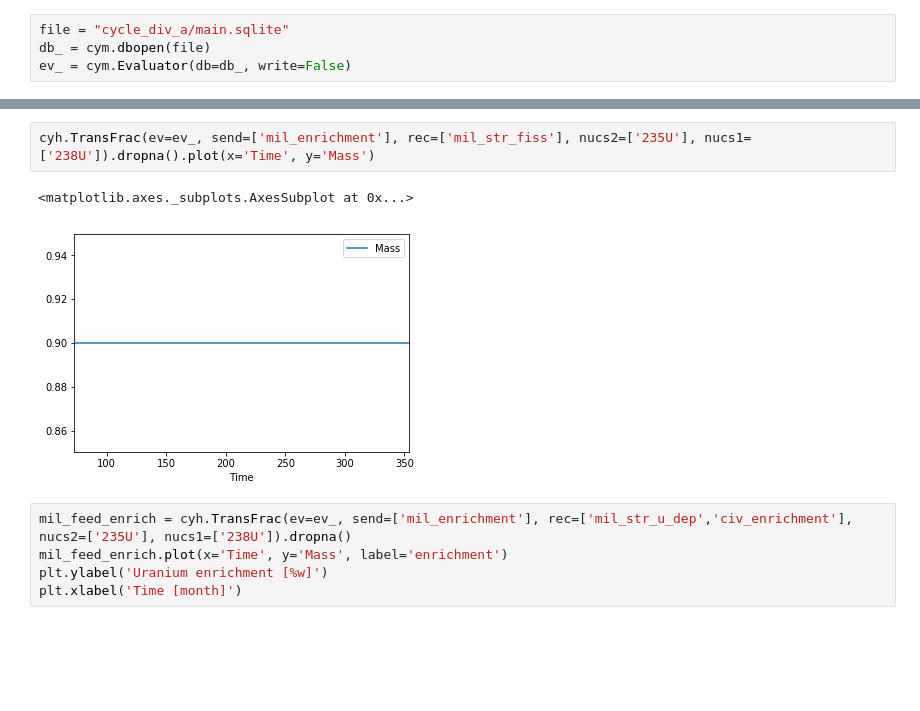
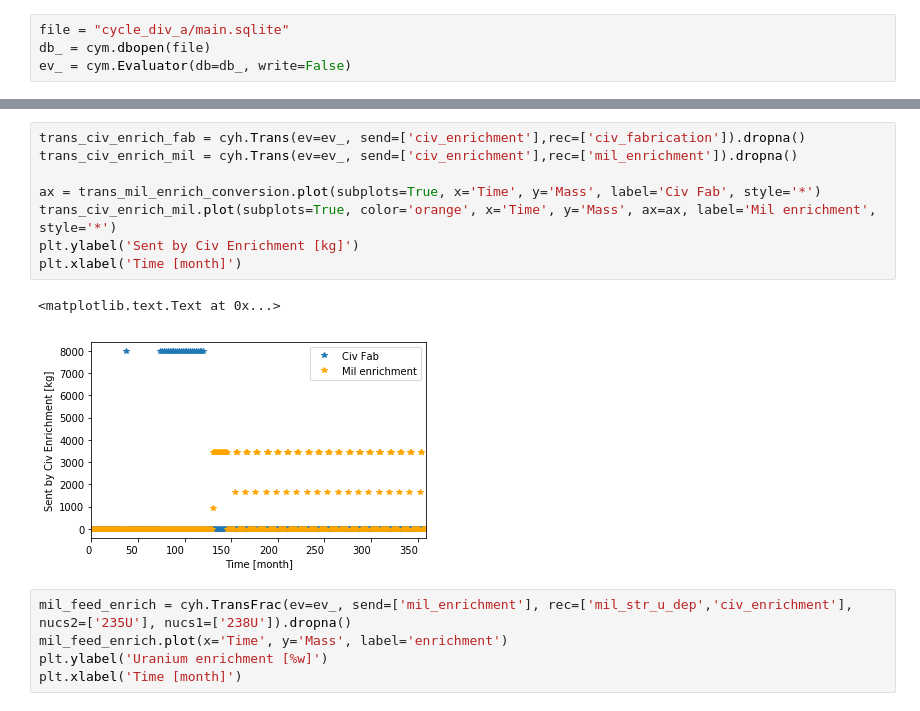
Before and after one commit to a-co/synthetic_history, a Jupyter notebook: Div.ipynb, the cells around one changed output, grey strips where cells are left out. Drawn from its saved outputs; the diff is of its cells as text; blank space fills up the shorter version.

```diff
--- a/Div.ipynb
+++ b/Div.ipynb
@@ -80,8 +78,14 @@ array([<matplotlib.axes._subplots.AxesSubplot object at 0x...>],
-# %%
-cyh.TransFrac(ev=ev_, send=['mil_enrichment'], rec=['mil_str_fiss'], nucs2=['235U'], nucs1=['238U']).dropna().plot(x='Time', y='Mass')
-# %% [output]
-<matplotlib.axes._subplots.AxesSubplot at 0x...>
-[figure, removed]
+# %%
+trans_civ_enrich_fab = cyh.Trans(ev=ev_, send=['civ_enrichment'],rec=['civ_fabrication']).dropna()
+trans_civ_enrich_mil = cyh.Trans(ev=ev_, send=['civ_enrichment'],rec=['mil_enrichment']).dropna()
+
+ax = trans_mil_enrich_conversion.plot(subplots=True, x='Time', y='Mass', label='Civ Fab', style='*')
+trans_civ_enrich_mil.plot(subplots=True, color='orange', x='Time', y='Mass', ax=ax, label='Mil enrichment', style='*')
+plt.ylabel('Sent by Civ Enrichment [kg]')
+plt.xlabel('Time [month]')
+# %% [output]
+<matplotlib.text.Text at 0x...>
+[figure, added]
 # %%
 mil_feed_enrich = cyh.TransFrac(ev=ev_, send=['mil_enrichment'], rec=['mil_str_u_dep','civ_enrichment'], nucs2=['235U'], nucs1=['238U']).dropna()
 mil_feed_enrich.plot(x='Time', y='Mass', label='enrichment')
```
Also changed, not shown: parts of 7 cells of this notebook, 10 other files.
